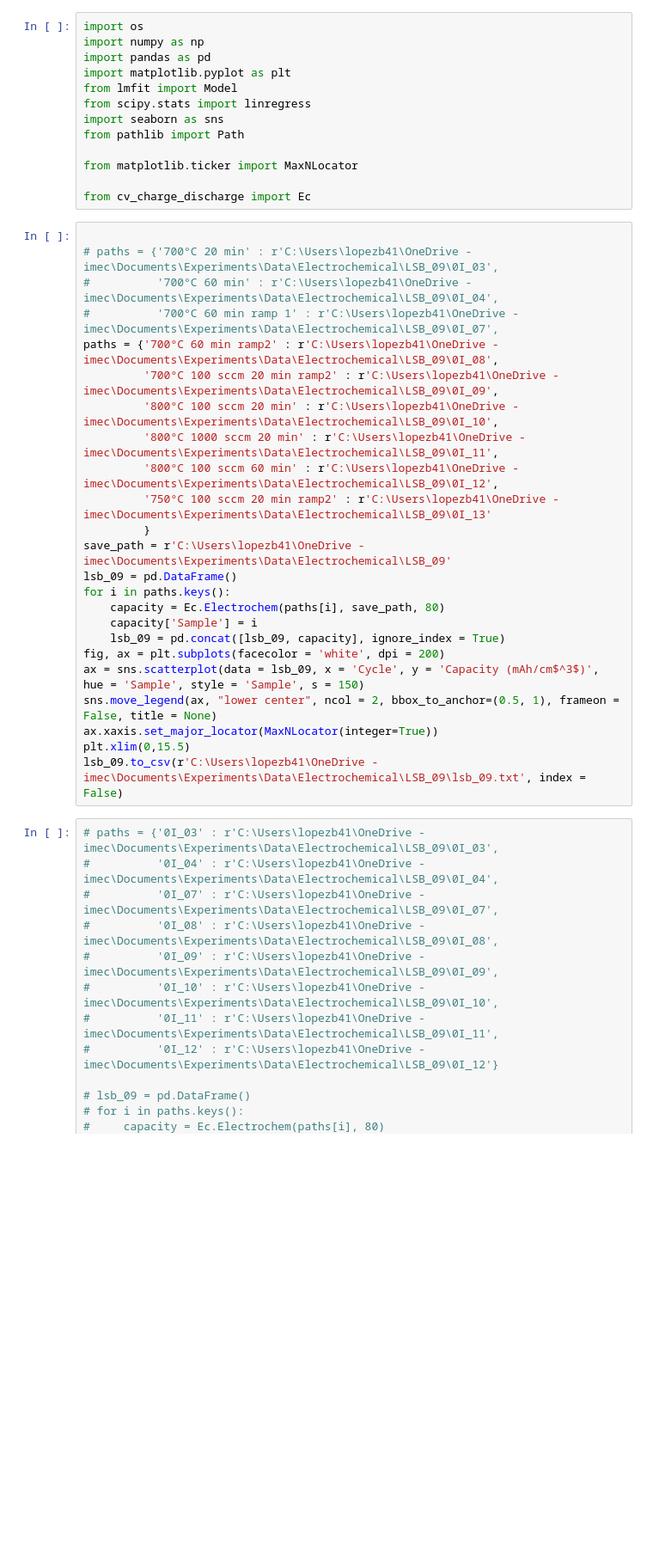
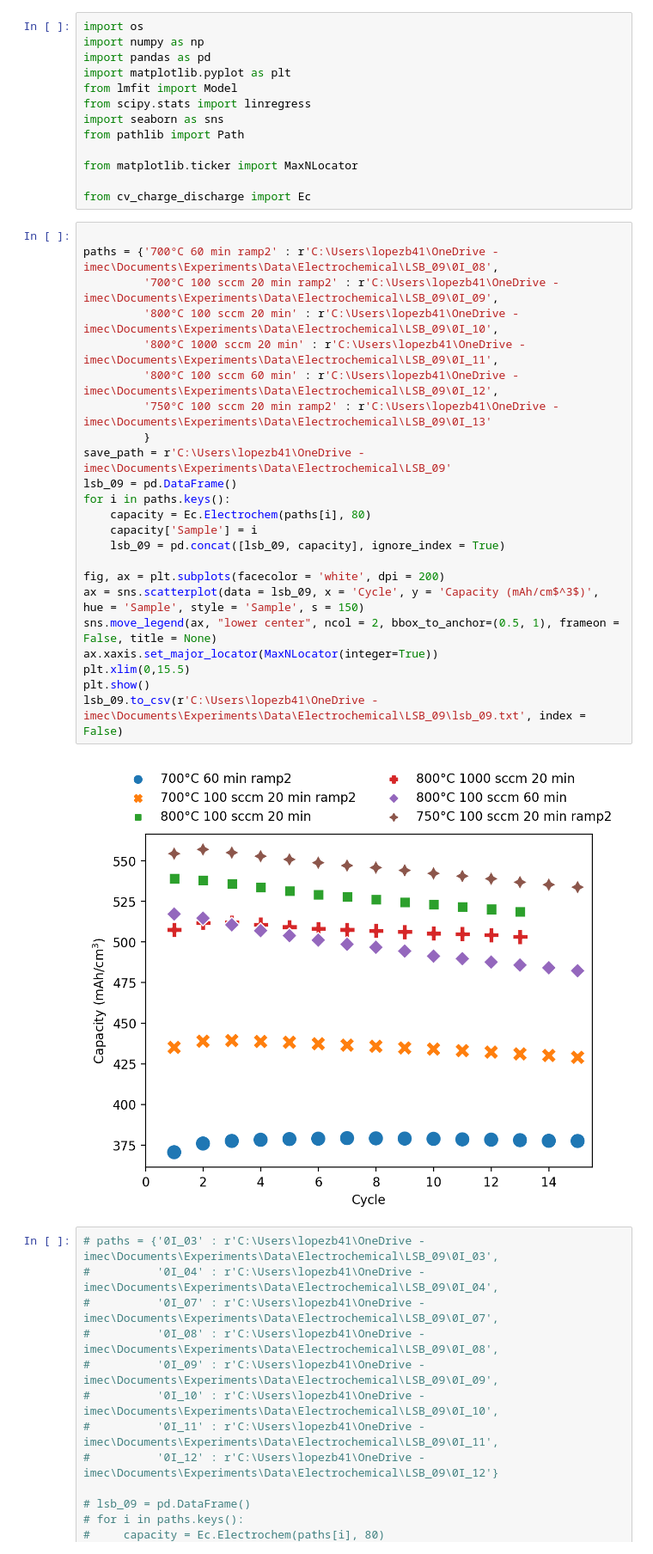
Before and after one commit to ridcil/Code, a Jupyter notebook: LSB_09.ipynb, the cells around one changed output. Shown at 86% size. Cells and saved outputs as stored; diff of their text form; blank space fills up the shorter version.

```diff
--- a/LSB_09.ipynb
+++ b/LSB_09.ipynb
@@ -13,28 +13,29 @@ from matplotlib.ticker import MaxNLocator
 from cv_charge_discharge import Ec
 # %%
 
-# paths = {'700°C 20 min' : r'C:\Users\lopezb41\OneDrive - imec\Documents\Experiments\Data\Electrochemical\LSB_09\0I_03',
-#          '700°C 60 min' : r'C:\Users\lopezb41\OneDrive - imec\Documents\Experiments\Data\Electrochemical\LSB_09\0I_04',
-#          '700°C 60 min ramp 1' : r'C:\Users\lopezb41\OneDrive - imec\Documents\Experiments\Data\Electrochemical\LSB_09\0I_07',
 paths = {'700°C 60 min ramp2' : r'C:\Users\lopezb41\OneDrive - imec\Documents\Experiments\Data\Electrochemical\LSB_09\0I_08',
          '700°C 100 sccm 20 min ramp2' : r'C:\Users\lopezb41\OneDrive - imec\Documents\Experiments\Data\Electrochemical\LSB_09\0I_09',
          '800°C 100 sccm 20 min' : r'C:\Users\lopezb41\OneDrive - imec\Documents\Experiments\Data\Electrochemical\LSB_09\0I_10',
          '800°C 1000 sccm 20 min' : r'C:\Users\lopezb41\OneDrive - imec\Documents\Experiments\Data\Electrochemical\LSB_09\0I_11',
          '800°C 100 sccm 60 min' : r'C:\Users\lopezb41\OneDrive - imec\Documents\Experiments\Data\Electrochemical\LSB_09\0I_12',
          '750°C 100 sccm 20 min ramp2' : r'C:\Users\lopezb41\OneDrive - imec\Documents\Experiments\Data\Electrochemical\LSB_09\0I_13'
          }
 save_path = r'C:\Users\lopezb41\OneDrive - imec\Documents\Experiments\Data\Electrochemical\LSB_09'
 lsb_09 = pd.DataFrame()
 for i in paths.keys():
-    capacity = Ec.Electrochem(paths[i], save_path, 80)
+    capacity = Ec.Electrochem(paths[i], 80)
     capacity['Sample'] = i
     lsb_09 = pd.concat([lsb_09, capacity], ignore_index = True)
+
 fig, ax = plt.subplots(facecolor = 'white', dpi = 200)
 ax = sns.scatterplot(data = lsb_09, x = 'Cycle', y = 'Capacity (mAh/cm$^3$)', hue = 'Sample', style = 'Sample', s = 150)
 sns.move_legend(ax, "lower center", ncol = 2, bbox_to_anchor=(0.5, 1), frameon = False, title = None)
 ax.xaxis.set_major_locator(MaxNLocator(integer=True))
 plt.xlim(0,15.5)
+plt.show()
 lsb_09.to_csv(r'C:\Users\lopezb41\OneDrive - imec\Documents\Experiments\Data\Electrochemical\LSB_09\lsb_09.txt', index = False)
+# %% [output]
+[figure, added]
 # %%
 # paths = {'0I_03' : r'C:\Users\lopezb41\OneDrive - imec\Documents\Experiments\Data\Electrochemical\LSB_09\0I_03',
 #          '0I_04' : r'C:\Users\lopezb41\OneDrive - imec\Documents\Experiments\Data\Electrochemical\LSB_09\0I_04',
```
Also changed, not shown: parts of 1 cell of this notebook, 11 other files.
